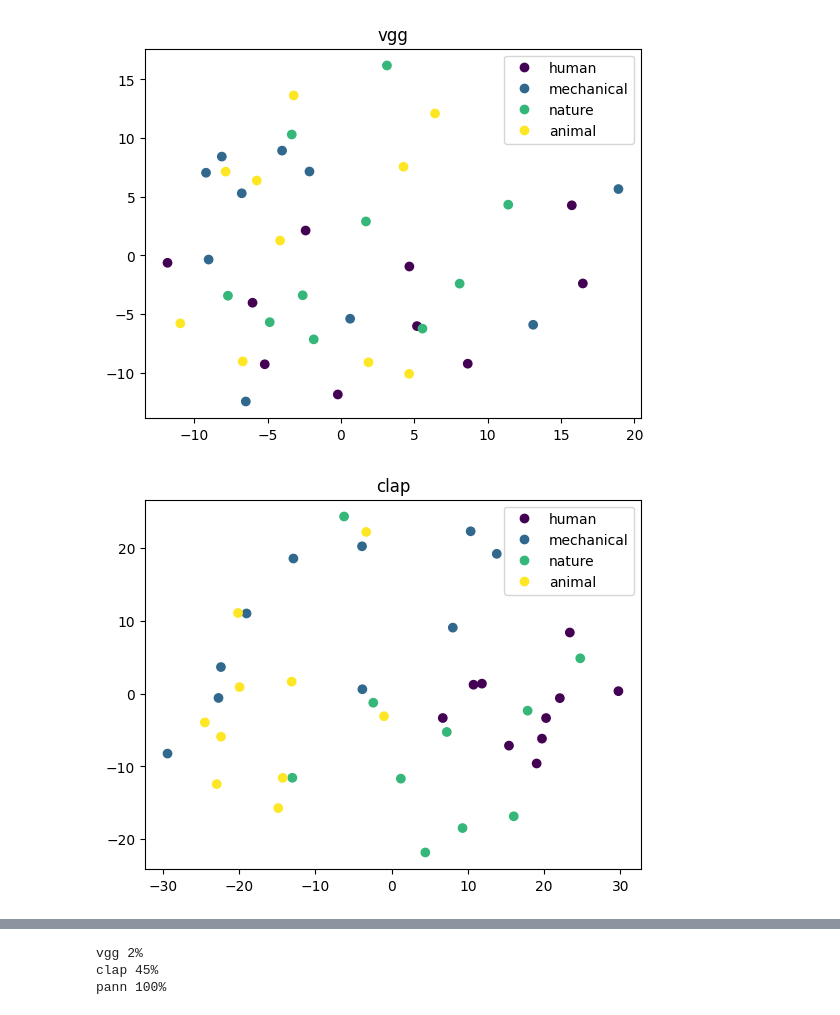
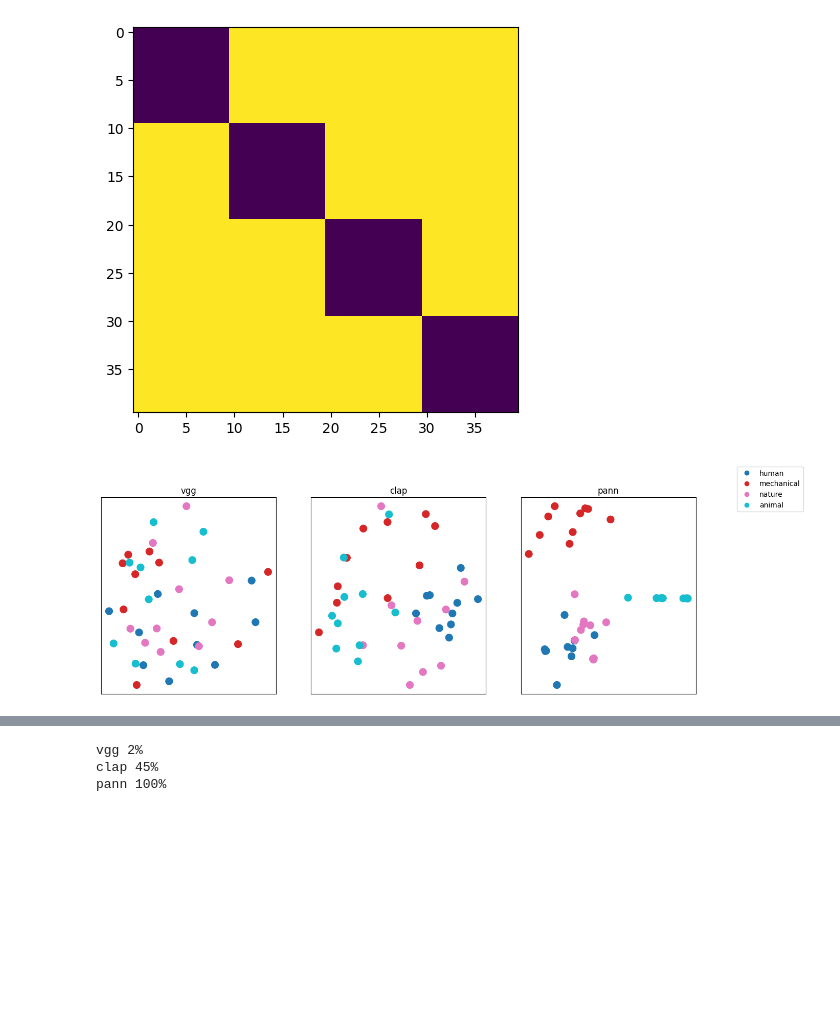
Before and after one commit to mathieulagrange/dcaseFadEmbedding, a Jupyter notebook: audioSetClustering/audioSetClustering.ipynb, the cells around one changed output, grey strips where cells are left out. Saved outputs shown, nothing was run; the diff lists cells and outputs as text; code cells hidden in the pictures; blank space fills up the shorter version.

```diff
--- a/audioSetClustering/audioSetClustering.ipynb
+++ b/audioSetClustering/audioSetClustering.ipynb
@@ -2,15 +2,17 @@
 import numpy as np
 from sklearn import cluster, manifold, metrics
 import matplotlib.pyplot as plt
+plt.rcParams['figure.figsize'] = [15, 5]
 
 np.random.seed(0)
 
 classes=['human', 'mechanical', 'nature', 'animal']
 embeddings = ['vgg', 'clap', 'pann']
 
-nb_elts = 40
-nb_classes = 4
-nb_elts_per_class = int(nb_elts/nb_classes)
+
+nb_classes = len(classes)
+nb_elts_per_class = 10
+nb_elts = nb_elts_per_class*nb_classes
 
 fad_true = np.ones((nb_elts, nb_elts))
 labels_true = np.zeros(nb_elts)
@@ -31,15 +33,26 @@ for fad_index, fad in enumerate(fads):
     fad = fad+fad.T
     fads[fad_index] = fad-np.min(fad)
 
-# plt.imshow(fad_vgg)
-# plt.show()
+plt.imshow(fad_true)
+plt.show()
+# %% [output]
+[figure, added]
 # %%
+fig, axes = plt.subplots(ncols=len(embeddings))
+
 for fad_index, fad in enumerate(fads):
     projection = manifold.Isomap(n_components=2).fit_transform(fad)
-    sc = plt.scatter(projection[:, 0], projection[:, 1], c=labels_true)
-    plt.legend(handles=sc.legend_elements()[0], labels=classes)
-    plt.title(embeddings[fad_index])
-    plt.show()
+    sc = axes[fad_index].scatter(projection[:, 0], projection[:, 1], c=labels_true, s=100, cmap='tab10')
+    axes[fad_index].set_title(embeddings[fad_index])
+
+    # Hide X and Y axes label marks
+    axes[fad_index].xaxis.set_tick_params(labelbottom=False)
+    axes[fad_index].yaxis.set_tick_params(labelleft=False)
+
+    # Hide X and Y axes tick marks
+    axes[fad_index].set_xticks([])
+    axes[fad_index].set_yticks([])
+fig.legend(handles=sc.legend_elements()[0], labels=classes, bbox_to_anchor=(1.04, 1), borderaxespad=0)
+plt.show()
 # %% [output]
-[figure, old version]
+[figure, new version]
-[figure, removed]
```
Also changed, not shown: parts of 1 cell of this notebook.
